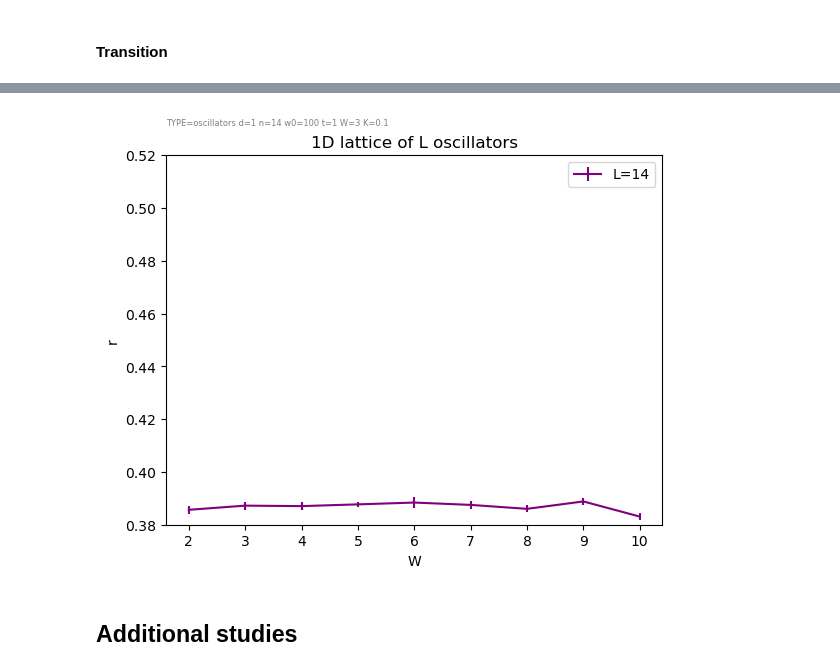
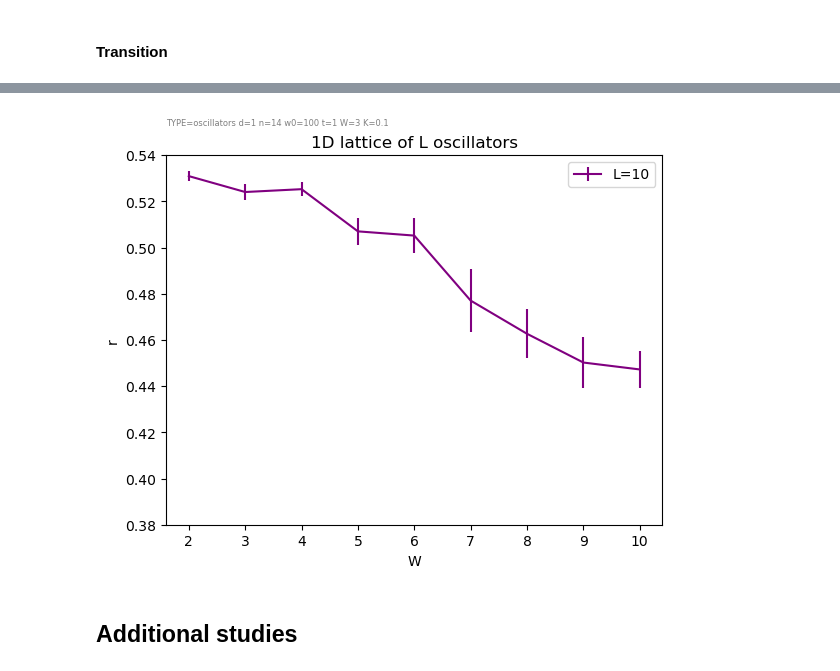
Before and after one commit to andrea-lizzit/fastparticles, a Jupyter notebook: simulation/manybody.ipynb, the cells around one changed output, grey strips where cells are left out. Drawn from its saved outputs; the diff is of its cells as text; code cells hidden in the pictures.

Commit message:
Test and improve boson simulation

```diff
--- a/simulation/manybody.ipynb
+++ b/simulation/manybody.ipynb
@@ -78,11 +78,12 @@ plt.savefig(odir / f"correlation_transition.pdf")
 # %% [markdown]
 #### Statistics
 # %%
-d, n, w0 = 1, 250, 100
-t, W = 1, 2
+d, n, w0 = 1, 10, 100
+t, W, K = 1, 2, 1
 TYPE = 'oscillators'
-matrixstats = MatrixStats(LatticeSampler(d, n, W, t, w0))
+matrixstats = MatrixStats(BosonChainSampler(n, W, t, e=1, w0=w0, K=K))
+# matrixstats = MatrixStats(LatticeSampler(d, n, W, t, w0))
 # matrixstats = MatrixStats(CrossoverSampler(n, W, t))
-matrixstats.collect(n_realizations=100, eigenvectors=True)
+matrixstats.collect(n_realizations=500, eigenvectors=True)
 print(f"r = {np.mean(matrixstats.d2correlations())}")
 # %% [output]
@@ -127,9 +129,12 @@ study = ManyBodyLevels(n_excitations=None, K=K)
 def correlation_transition(corr_W, n):
 	corr_r, corr_err = np.zeros_like(corr_W, dtype=np.float64), np.zeros_like(corr_W, dtype=np.float64)
 	for i, W in enumerate(corr_W):
-		singlestats = MatrixStats(LatticeSampler(d, n, W, t, w0))
-		singlestats.collect(n_realizations=10)
-		matrixstats = study(singlestats)
+		# singlestats = MatrixStats(LatticeSampler(d, n, W, t, w0))
+		# matrixstats = MatrixStats(BosonChainSampler(n, W, t))
+		matrixstats = MatrixStats(BosonOHSampler(n, W))
+		matrixstats.collect(n_realizations=10)
+		# singlestats.collect(n_realizations=10)
+		# matrixstats = study(singlestats)
 		r = matrixstats.d2correlations()
 		r_avg = np.mean(r, axis=1) # average over disorder and states
 		corr_r[i] = np.mean(r_avg)
@@ -137,7 +142,7 @@ def correlation_transition(corr_W, n):
 	return corr_W, corr_r, corr_err
 
 correlation_results = {}
-for i, L in enumerate([14]):
+for i, L in enumerate([10]):
 	corr_W = np.arange(2, 11)
 	corr_W, corr_r, corr_err = correlation_transition(corr_W, L)
 	correlation_results[L] = (corr_W, corr_r, corr_err)
@@ -154,22 +149,22 @@ Warning: not enough memory on GPU to sort the eigenvalues. Falling back to CPU.
 # %%
 c = iter(["purple", "red", "yellow", "green", "blue"])
 # restore default plot size
 
 for L, (corr_W, corr_r, corr_err) in correlation_results.items():
 	plt.errorbar(corr_W, corr_r, yerr=corr_err, label=f'L={L}', fmt='-', color=next(c))
 plt.xlabel("W")
 plt.ylabel("r")
 plt.title("1D lattice of L oscillators")
-plt.ylim(0.38, 0.52)
+plt.ylim(0.38, 0.54)
 plt.legend()
 params = dict(TYPE=TYPE, d=d, n=n, w0=w0, t=t, W=W, K=K)
 plt.text(0, 1.1, paramstring(params, 'plot'), fontsize=6, color='gray', transform=plt.gca().transAxes, verticalalignment='top')
 odir = base_dir / "oscillators"
 odir.mkdir(parents=True, exist_ok=True)
 plt.savefig(odir / f"lattice_correlation_transition.png", dpi=300)
 plt.savefig(odir / f"lattice_correlation_transition.pdf")
 # %% [output]
-[figure, old version]
+[figure, new version]
 # %% [markdown]
 ## Additional studies
 # %% [markdown]
```
Also changed, not shown: parts of 5 cells of this notebook, 4 other files.
